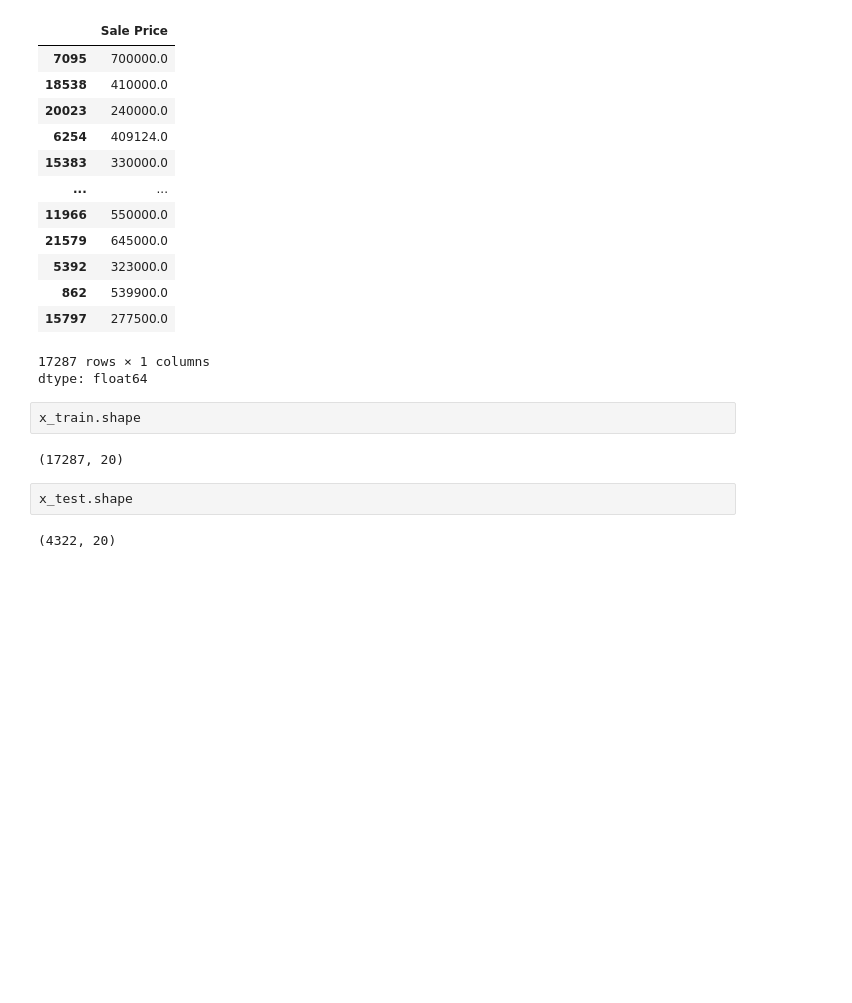
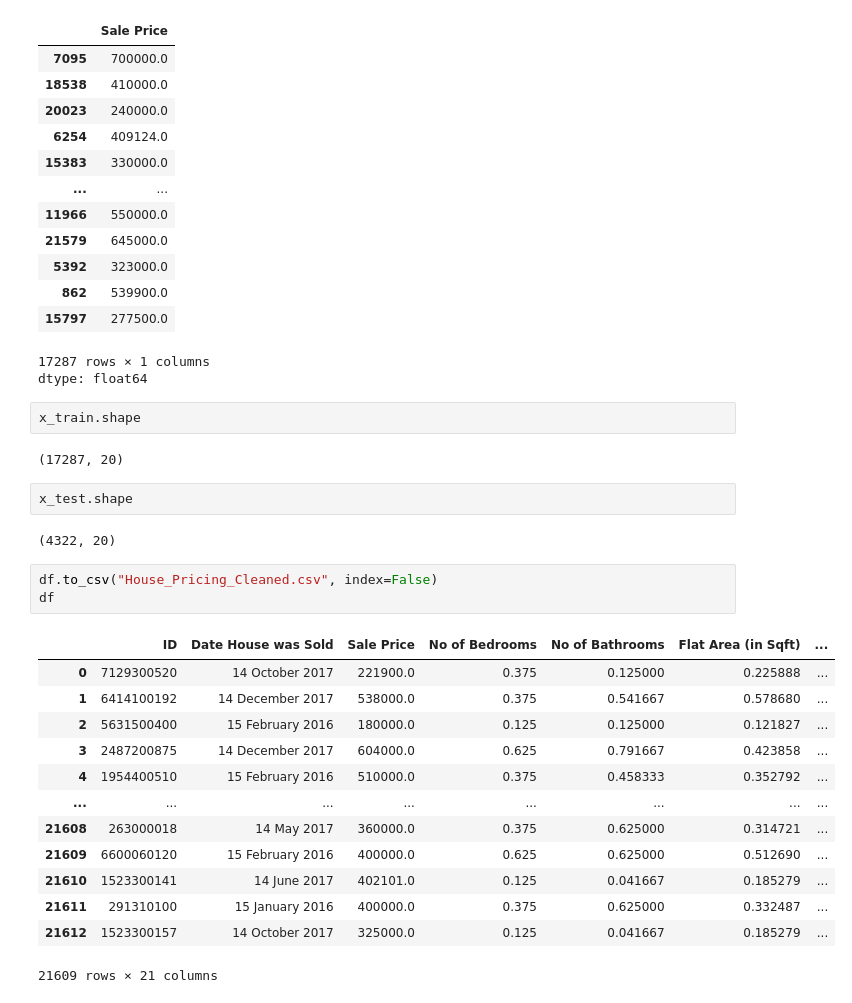
Before and after one commit to thasliya0404/class-activity, a Jupyter notebook: preprocessingcasestudy_thasliya.ipynb, the cells around one changed output. Drawn from its saved outputs; the diff is of its cells as text; blank space fills up the shorter version.

```diff
--- a/preprocessingcasestudy_thasliya.ipynb
+++ b/preprocessingcasestudy_thasliya.ipynb
@@ -1519,3 +1519,20 @@ x_train.shape
 x_test.shape
 # %% [output]
 (4322, 20)
+# %%
+df.to_csv("House_Pricing_Cleaned.csv", index=False)
+df
+# %% [output]
+|  | ID | Date House was Sold | Sale Price | No of Bedrooms | No of Bathrooms | Flat Area (in Sqft) | ... |
+| 0 | 7129300520 | 14 October 2017 | 221900.0 | 0.375 | 0.125000 | 0.225888 | ... |
+| 1 | 6414100192 | 14 December 2017 | 538000.0 | 0.375 | 0.541667 | 0.578680 | ... |
+| 2 | 5631500400 | 15 February 2016 | 180000.0 | 0.125 | 0.125000 | 0.121827 | ... |
+| 3 | 2487200875 | 14 December 2017 | 604000.0 | 0.625 | 0.791667 | 0.423858 | ... |
+| 4 | 1954400510 | 15 February 2016 | 510000.0 | 0.375 | 0.458333 | 0.352792 | ... |
+| ... | ... | ... | ... | ... | ... | ... | ... |
+| 21608 | 263000018 | 14 May 2017 | 360000.0 | 0.375 | 0.625000 | 0.314721 | ... |
+| 21609 | 6600060120 | 15 February 2016 | 400000.0 | 0.625 | 0.625000 | 0.512690 | ... |
+| 21610 | 1523300141 | 14 June 2017 | 402101.0 | 0.125 | 0.041667 | 0.185279 | ... |
+| 21611 | 291310100 | 15 January 2016 | 400000.0 | 0.375 | 0.625000 | 0.332487 | ... |
+| 21612 | 1523300157 | 14 October 2017 | 325000.0 | 0.125 | 0.041667 | 0.185279 | ... |
+21609 rows × 21 columns
```
Also changed, not shown: parts of 2 cells of this notebook.
